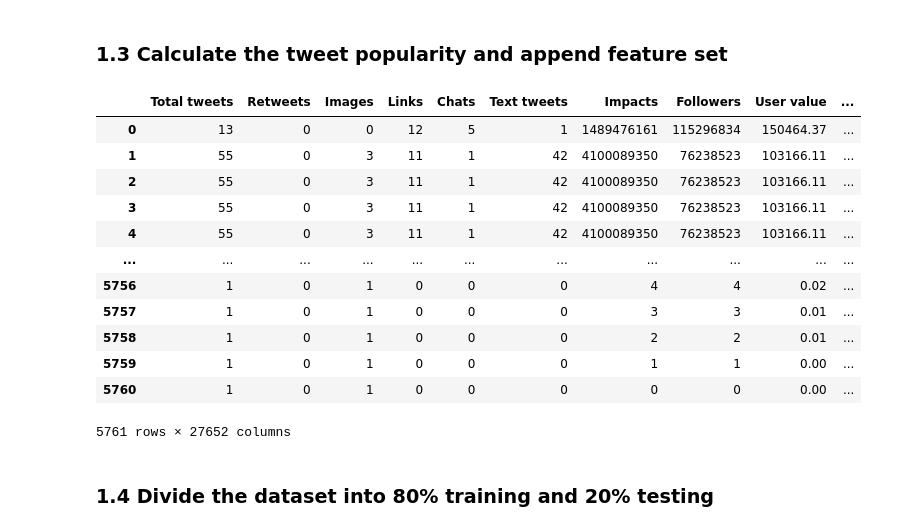
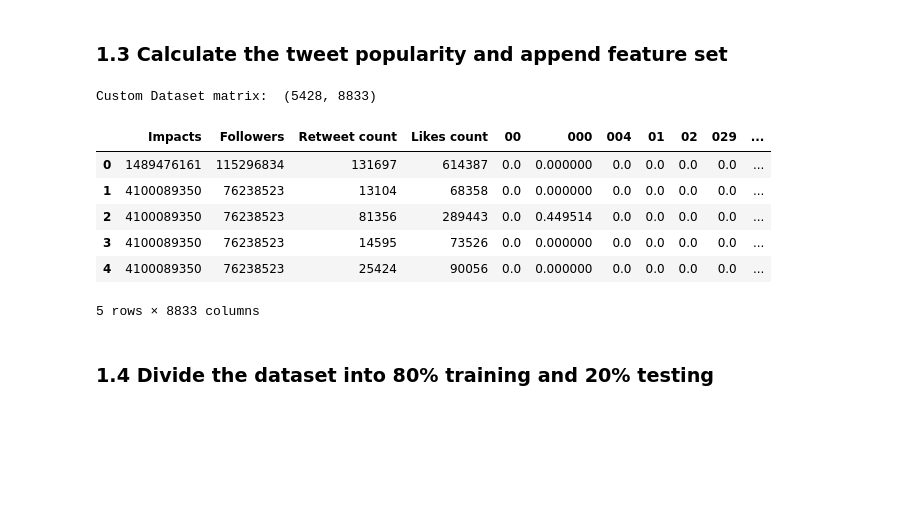
Before and after one commit to andres112/Social-Media-Analytics, a Jupyter notebook: 7_Exercise/app.ipynb, the cells around one changed output. Drawn from its saved outputs; the diff is of its cells as text; code cells hidden in the pictures; blank space fills up the shorter version.

```diff
--- a/7_Exercise/app.ipynb
+++ b/7_Exercise/app.ipynb
@@ -87,15 +82,16 @@ Vector Representation
 ### TF-IDF computation by document
 # %%
 # create the transform
-vectorizer = TfidfVectorizer(stop_words='english')
+# vectorizer = TfidfVectorizer(stop_words='english')
+vectorizer = TfidfVectorizer(strip_accents='unicode',stop_words= 'english',dtype=np.float32, min_df=2)
 
 # tokenize and build vocab
-vectorizer.fit(tweets_dataset['Tweet'])
-pd.DataFrame(vectorizer.idf_, index=vectorizer.get_feature_names(), columns=['IDF']).head(10)
+tf_idf = vectorizer.fit_transform(tweets_dataset['Tweet'])
 
 # Tf-idf matrix by tweet
-tf_idf = vectorizer.transform(tweets_dataset['Tweet'])
 tf_idf = pd.DataFrame(tf_idf.toarray(), columns=vectorizer.get_feature_names())
 # Add TF-IDF column to tweets_dataset
-tweets_dataset = pd.concat([tweets_dataset, tf_idf], axis=1)
+tweets_tf_idf = pd.concat([tweets_dataset, tf_idf], axis=1)
+print("Tweet dataset and TF-IDF matrix: ",tweets_tf_idf.shape)
+tweets_tf_idf.head()
 # %% [output]
@@ -125,6 +111,7 @@ TfidfVectorizer(analyzer='word', binary=False, decode_error='strict',
 # %%
 # Construct the feature set
-custom_dataset = pd.merge(user_dataset, tweets_dataset, on=['User'], how='inner')
-drop_columns = ['User','Date','Tweet','Binders','Permalink','Name','Location']
+user_dataset.drop_duplicates('User', inplace=True)
+
+custom_dataset = pd.merge(user_dataset, tweets_tf_idf, on=['User'], how='inner')
+drop_columns = ['User','Date','Tweet','Binders','Permalink','Name','Location','Total tweets','Retweets','Images','Links','Chats','Text tweets','User value','Tweets value','Tweet value']
 custom_dataset.drop(drop_columns, axis=1, inplace=True)
-custom_dataset
@@ -147,21 +120,17 @@ custom_dataset
 # %%
 # Calculate tweet popularity
 custom_dataset['Popular'] = np.where(custom_dataset['Likes count'] > 10000, True, False)
-custom_dataset
+print("Custom Dataset matrix: ",custom_dataset.shape)
+custom_dataset.head()
 # %% [output]
+Custom Dataset matrix:  (5428, 8833)
-|  | Total tweets | Retweets | Images | Links | Chats | Text tweets | Impacts | Followers | User value | ... |
-| 0 | 13 | 0 | 0 | 12 | 5 | 1 | 1489476161 | 115296834 | 150464.37 | ... |
-| 1 | 55 | 0 | 3 | 11 | 1 | 42 | 4100089350 | 76238523 | 103166.11 | ... |
-| 2 | 55 | 0 | 3 | 11 | 1 | 42 | 4100089350 | 76238523 | 103166.11 | ... |
-| 3 | 55 | 0 | 3 | 11 | 1 | 42 | 4100089350 | 76238523 | 103166.11 | ... |
-| 4 | 55 | 0 | 3 | 11 | 1 | 42 | 4100089350 | 76238523 | 103166.11 | ... |
-| ... | ... | ... | ... | ... | ... | ... | ... | ... | ... | ... |
-| 5756 | 1 | 0 | 1 | 0 | 0 | 0 | 4 | 4 | 0.02 | ... |
-| 5757 | 1 | 0 | 1 | 0 | 0 | 0 | 3 | 3 | 0.01 | ... |
-| 5758 | 1 | 0 | 1 | 0 | 0 | 0 | 2 | 2 | 0.01 | ... |
-| 5759 | 1 | 0 | 1 | 0 | 0 | 0 | 1 | 1 | 0.00 | ... |
-| 5760 | 1 | 0 | 1 | 0 | 0 | 0 | 0 | 0 | 0.00 | ... |
+|  | Impacts | Followers | Retweet count | Likes count | 00 | 000 | 004 | 01 | 02 | 029 | ... |
+| 0 | 1489476161 | 115296834 | 131697 | 614387 | 0.0 | 0.000000 | 0.0 | 0.0 | 0.0 | 0.0 | ... |
+| 1 | 4100089350 | 76238523 | 13104 | 68358 | 0.0 | 0.000000 | 0.0 | 0.0 | 0.0 | 0.0 | ... |
+| 2 | 4100089350 | 76238523 | 81356 | 289443 | 0.0 | 0.449514 | 0.0 | 0.0 | 0.0 | 0.0 | ... |
+| 3 | 4100089350 | 76238523 | 14595 | 73526 | 0.0 | 0.000000 | 0.0 | 0.0 | 0.0 | 0.0 | ... |
+| 4 | 4100089350 | 76238523 | 25424 | 90056 | 0.0 | 0.000000 | 0.0 | 0.0 | 0.0 | 0.0 | ... |
-5761 rows × 27652 columns
+5 rows × 8833 columns
 # %% [markdown]
 ### 1.4 Divide the dataset into 80% training and 20% testing
 # %%
```
Also changed, not shown: parts of 27 cells of this notebook, 2 other files.
